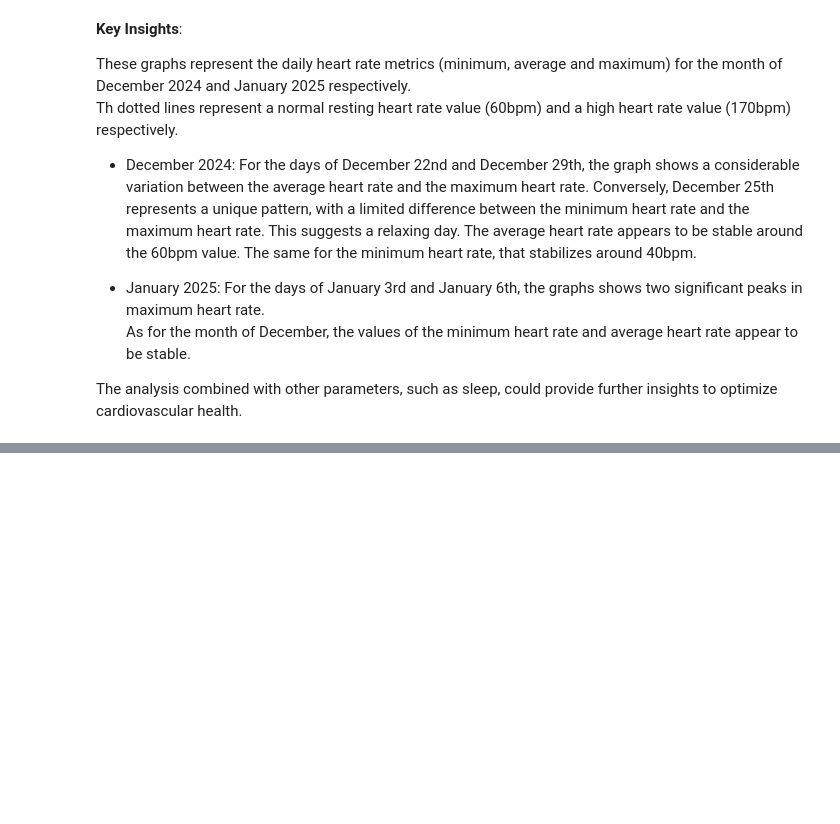
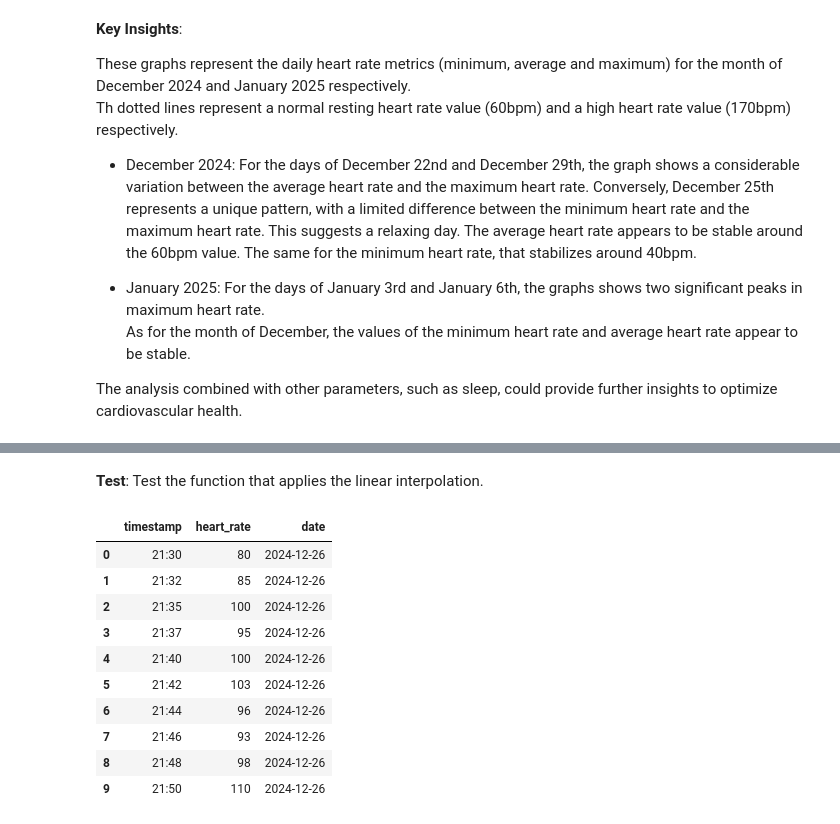
Before and after one commit to valecase4/GarminHealthInsights, a Jupyter notebook: main.ipynb, the cells around one changed output, grey strips where cells are left out. Saved outputs shown, nothing was run; the diff lists cells and outputs as text; code cells hidden in the pictures; blank space fills up the shorter version.

```diff
--- a/main.ipynb
+++ b/main.ipynb
@@ -234,0 +384,25 @@ The analysis combined with other parameters, such as sleep, could provide furthe
+# %% [markdown]
+**Test**: Test the function that applies the linear interpolation.
+# %%
+test_data = {
+    'timestamp': ['21:30', '21:32', '21:35', '21:37', '21:40', '21:42', '21:44', '21:46', '21:48', '21:50'],
+    'heart_rate': [80, 85, 100, 95, 100, 103, 96, 93, 98, 110],
+    'date': ['2024-12-26'] * 10
+}
+
+test_df = pd.DataFrame(test_data)
+test_df['date'] = pd.to_datetime(test_df['date'], format="%Y-%m-%d")
+
+test_df
+# %% [output]
+|  | timestamp | heart_rate | date |
+| 0 | 21:30 | 80 | 2024-12-26 |
+| 1 | 21:32 | 85 | 2024-12-26 |
+| 2 | 21:35 | 100 | 2024-12-26 |
+| 3 | 21:37 | 95 | 2024-12-26 |
+| 4 | 21:40 | 100 | 2024-12-26 |
+| 5 | 21:42 | 103 | 2024-12-26 |
+| 6 | 21:44 | 96 | 2024-12-26 |
+| 7 | 21:46 | 93 | 2024-12-26 |
+| 8 | 21:48 | 98 | 2024-12-26 |
+| 9 | 21:50 | 110 | 2024-12-26 |
```
Also changed, not shown: parts of 11 cells of this notebook.
